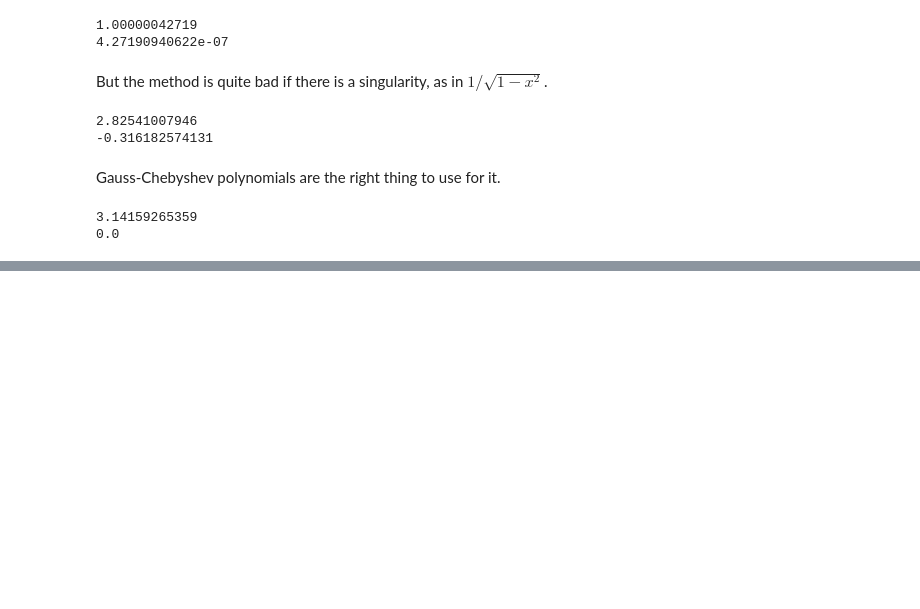
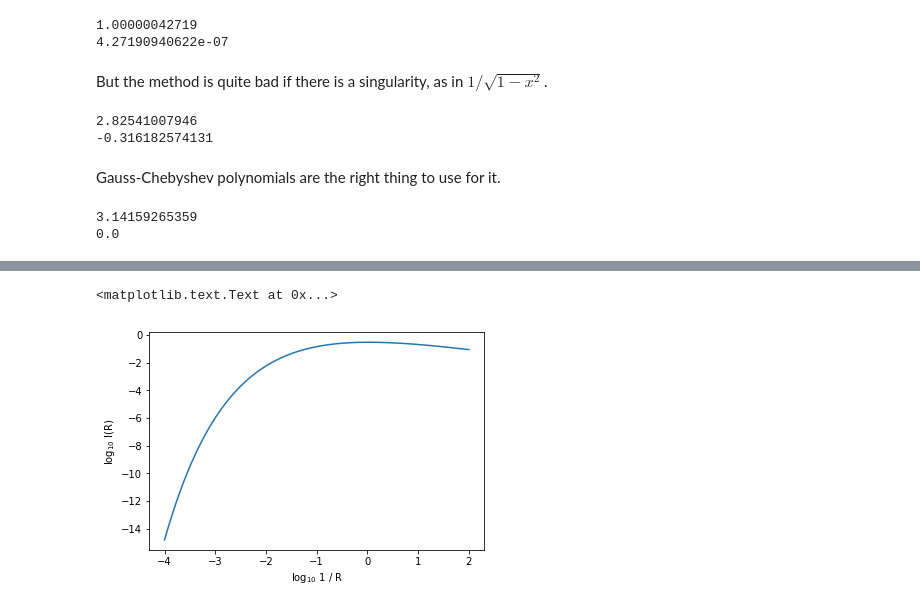
Before and after one commit to blanton144/computational, a Jupyter notebook: docs/notebooks/integration.ipynb, the cells around one changed output, grey strips where cells are left out. Saved outputs shown, nothing was run; the diff lists cells and outputs as text; code cells hidden in the pictures; blank space fills up the shorter version.

```diff
--- a/docs/notebooks/integration.ipynb
+++ b/docs/notebooks/integration.ipynb
@@ -303,0 +351,7 @@ print(gausscheb_integral - np.pi)
+# %%
+plt.plot(np.log10(1. / eckT), np.log10(r12 * np.sqrt(eckT)))
+plt.xlabel('log$_{10}$ 1 / R')
+plt.ylabel('log$_{10}$ I(R)')
+# %% [output]
+<matplotlib.text.Text at 0x...>
+[figure, added]
```
Also changed, not shown: parts of 10 cells of this notebook, 5 other files.
